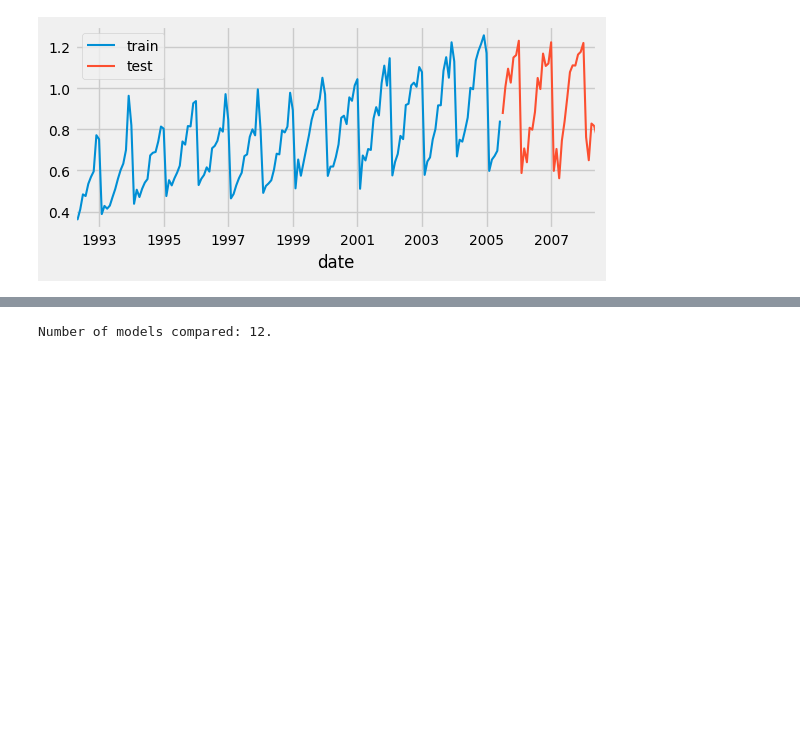
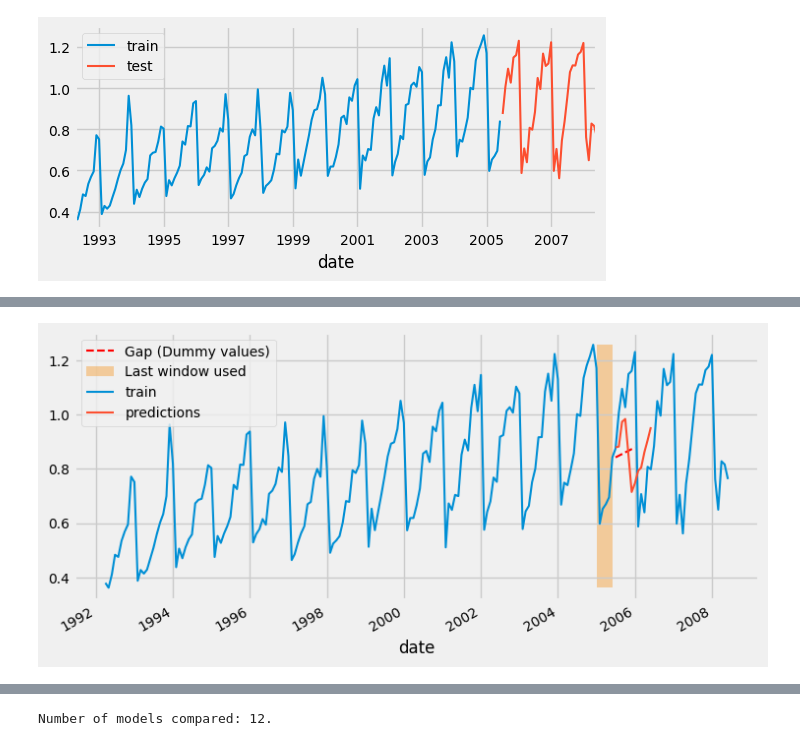
Before and after one commit to yaoyanglee/network-prediction, a Jupyter notebook: RFR_model/simple_rfr.ipynb, the cells around one changed output, grey strips where cells are left out. Saved outputs shown, nothing was run; the diff lists cells and outputs as text; code cells hidden in the pictures; blank space fills up the shorter version.

```diff
--- a/RFR_model/simple_rfr.ipynb
+++ b/RFR_model/simple_rfr.ipynb
@@ -158,0 +224,5 @@ Freq: MS, Name: pred, dtype: float64
+# %%
+# Predictions
+# ==============================================================================
+predictions1 = forecaster.predict(steps=12)
+predictions1.head(7)
@@ -159,3 +238,26 @@ Freq: MS, Name: pred, dtype: float64
+# %%
+# Plot predictions
+# ==============================================================================
+last_window_used = (
+    last_window_extended.index[0], last_window_extended.index[-8])
+dummy_values = (last_window_extended.index[-7], last_window_extended.index[-1])
+
+fig, ax = plt.subplots(figsize=(8, 4))
+ax.plot(
+    [dummy_values[0], dummy_values[1]],
+    [last_window.iloc[-1], predictions1.iloc[0]],
+    color='red',
+    linestyle='--',
+    label='Gap (Dummy values)'
+)
+ax.fill_between(last_window_used, data['y'].min(), data['y'].max(),
+                facecolor='#f7931a', alpha=0.4, zorder=0, label='Last window used')
+data['y'].plot(ax=ax, label='train')
+predictions1.plot(ax=ax, label='predictions')
+ax.legend()
+plt.show()
+# %% [output]
+[figure, added]
 # %%
 # Plot predictions versus test data
 # ==============================================================================
```
Also changed, not shown: parts of 8 cells of this notebook, 6 other files.
